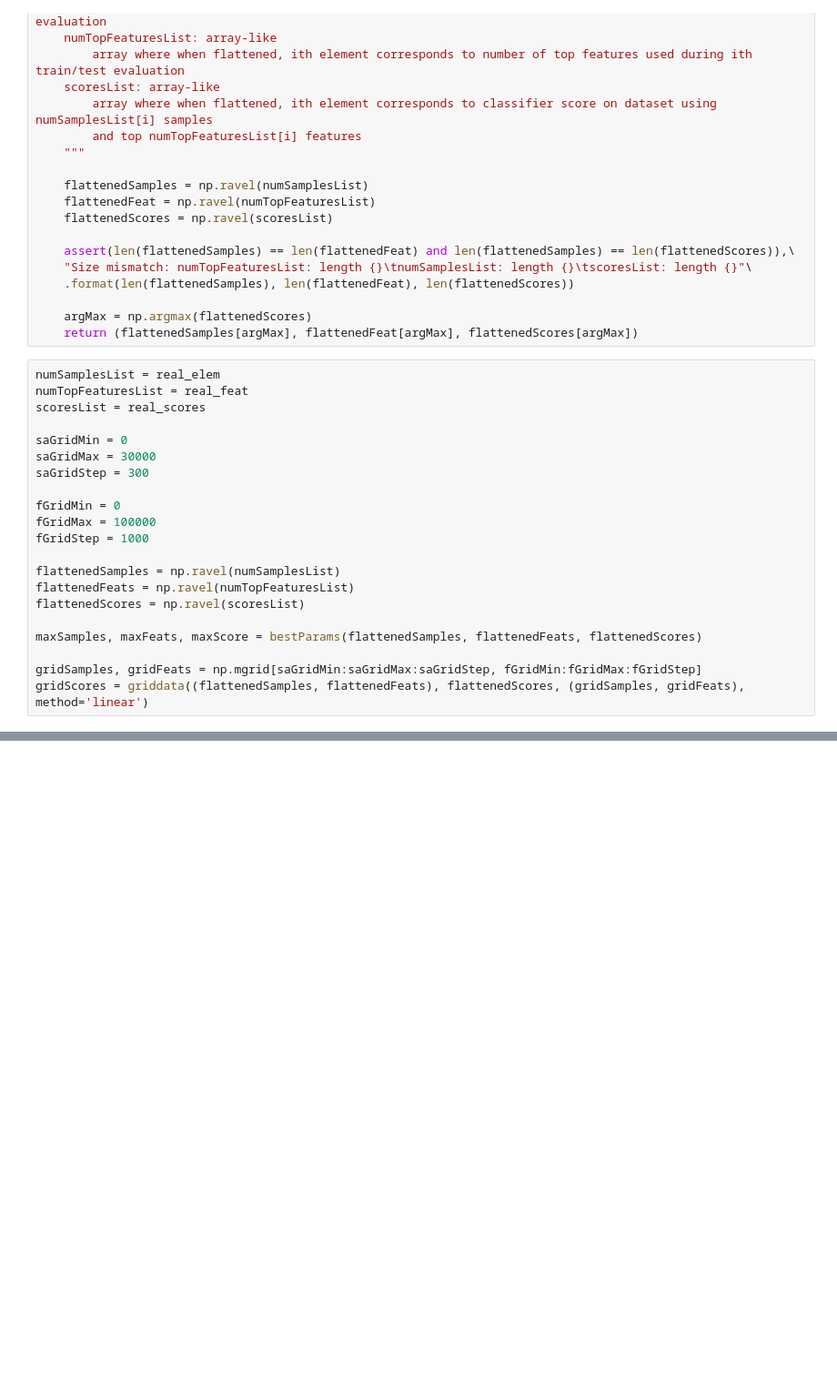
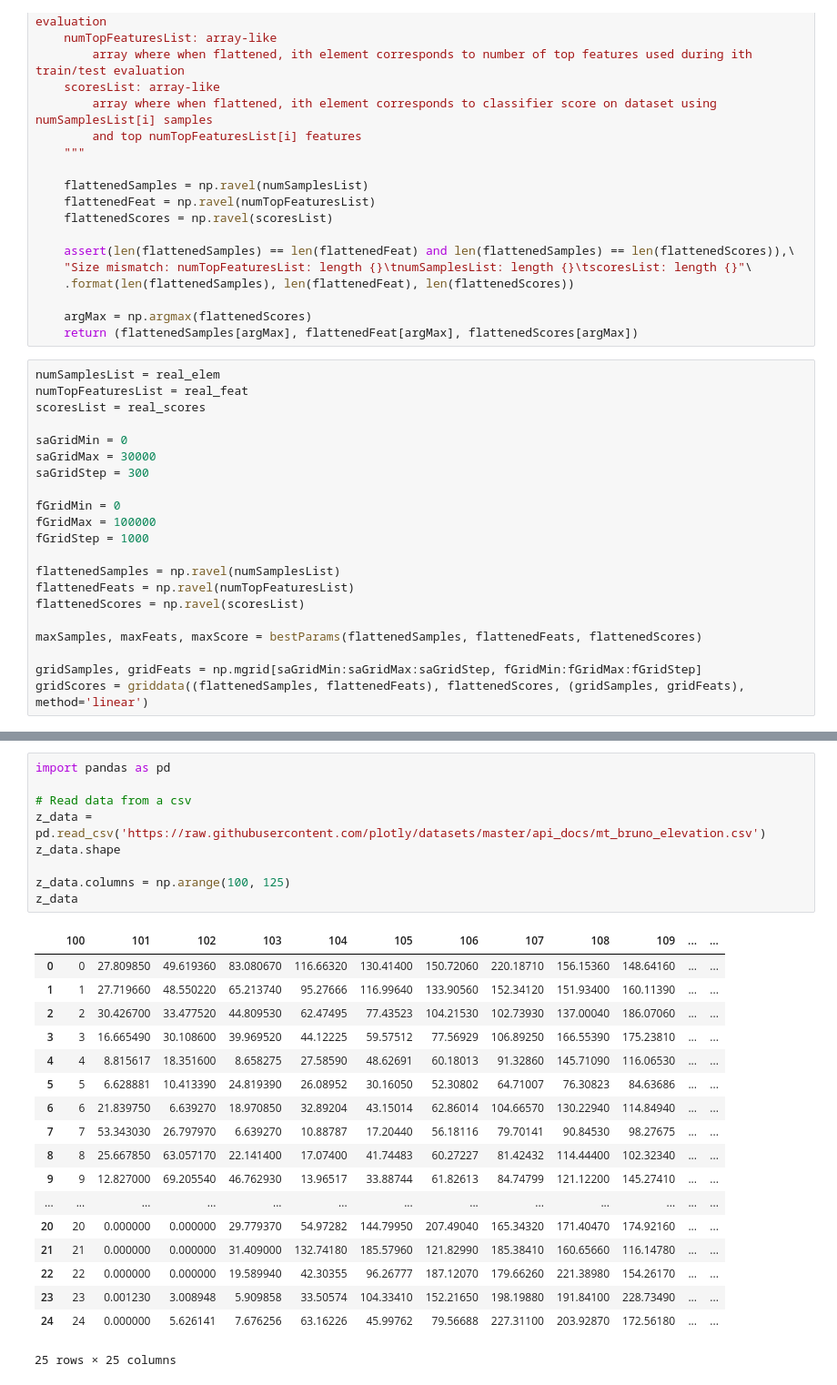
Before and after one commit to JKasakyan/senior-design, a Jupyter notebook: src/Graphing.ipynb, the cells around one changed output, grey strips where cells are left out. Shown at 91% size. Drawn from its saved outputs; the diff is of its cells as text; blank space fills up the shorter version.

```diff
--- a/src/Graphing.ipynb
+++ b/src/Graphing.ipynb
@@ -267,3 +267,31 @@ data = [trace, maxTrace]
 plotly.offline.iplot(data)
 # %% [output]
 [interactive output not drawn]
+# %%
+import pandas as pd
+
+# Read data from a csv
+z_data = pd.read_csv('https://raw.githubusercontent.com/plotly/datasets/master/api_docs/mt_bruno_elevation.csv')
+z_data.shape
+
+z_data.columns = np.arange(100, 125)
+z_data
+# %% [output]
+|  | 100 | 101 | 102 | 103 | 104 | 105 | 106 | 107 | 108 | 109 | ... | ... |
+| 0 | 0 | 27.809850 | 49.619360 | 83.080670 | 116.66320 | 130.41400 | 150.72060 | 220.18710 | 156.15360 | 148.64160 | ... | ... |
+| 1 | 1 | 27.719660 | 48.550220 | 65.213740 | 95.27666 | 116.99640 | 133.90560 | 152.34120 | 151.93400 | 160.11390 | ... | ... |
+| 2 | 2 | 30.426700 | 33.477520 | 44.809530 | 62.47495 | 77.43523 | 104.21530 | 102.73930 | 137.00040 | 186.07060 | ... | ... |
+| 3 | 3 | 16.665490 | 30.108600 | 39.969520 | 44.12225 | 59.57512 | 77.56929 | 106.89250 | 166.55390 | 175.23810 | ... | ... |
+| 4 | 4 | 8.815617 | 18.351600 | 8.658275 | 27.58590 | 48.62691 | 60.18013 | 91.32860 | 145.71090 | 116.06530 | ... | ... |
+| 5 | 5 | 6.628881 | 10.413390 | 24.819390 | 26.08952 | 30.16050 | 52.30802 | 64.71007 | 76.30823 | 84.63686 | ... | ... |
+| 6 | 6 | 21.839750 | 6.639270 | 18.970850 | 32.89204 | 43.15014 | 62.86014 | 104.66570 | 130.22940 | 114.84940 | ... | ... |
+| 7 | 7 | 53.343030 | 26.797970 | 6.639270 | 10.88787 | 17.20440 | 56.18116 | 79.70141 | 90.84530 | 98.27675 | ... | ... |
+| 8 | 8 | 25.667850 | 63.057170 | 22.141400 | 17.07400 | 41.74483 | 60.27227 | 81.42432 | 114.44400 | 102.32340 | ... | ... |
+| 9 | 9 | 12.827000 | 69.205540 | 46.762930 | 13.96517 | 33.88744 | 61.82613 | 84.74799 | 121.12200 | 145.27410 | ... | ... |
+| ... | ... | ... | ... | ... | ... | ... | ... | ... | ... | ... | ... | ... |
+| 20 | 20 | 0.000000 | 0.000000 | 29.779370 | 54.97282 | 144.79950 | 207.49040 | 165.34320 | 171.40470 | 174.92160 | ... | ... |
+| 21 | 21 | 0.000000 | 0.000000 | 31.409000 | 132.74180 | 185.57960 | 121.82990 | 185.38410 | 160.65660 | 116.14780 | ... | ... |
+| 22 | 22 | 0.000000 | 0.000000 | 19.589940 | 42.30355 | 96.26777 | 187.12070 | 179.66260 | 221.38980 | 154.26170 | ... | ... |
+| 23 | 23 | 0.001230 | 3.008948 | 5.909858 | 33.50574 | 104.33410 | 152.21650 | 198.19880 | 191.84100 | 228.73490 | ... | ... |
+| 24 | 24 | 0.000000 | 5.626141 | 7.676256 | 63.16226 | 45.99762 | 79.56688 | 227.31100 | 203.92870 | 172.56180 | ... | ... |
+25 rows × 25 columns
```
Also changed, not shown: parts of 7 cells of this notebook.
